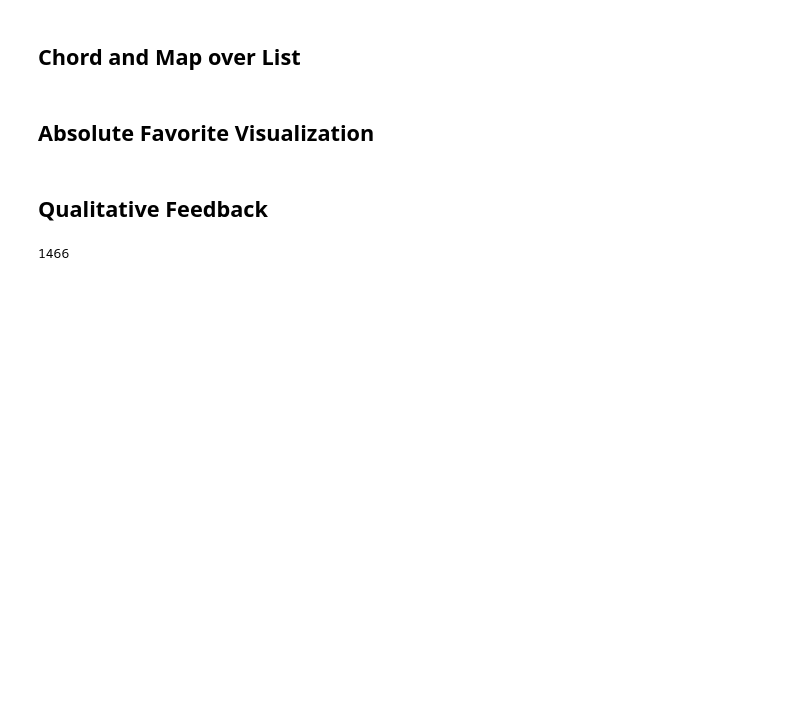
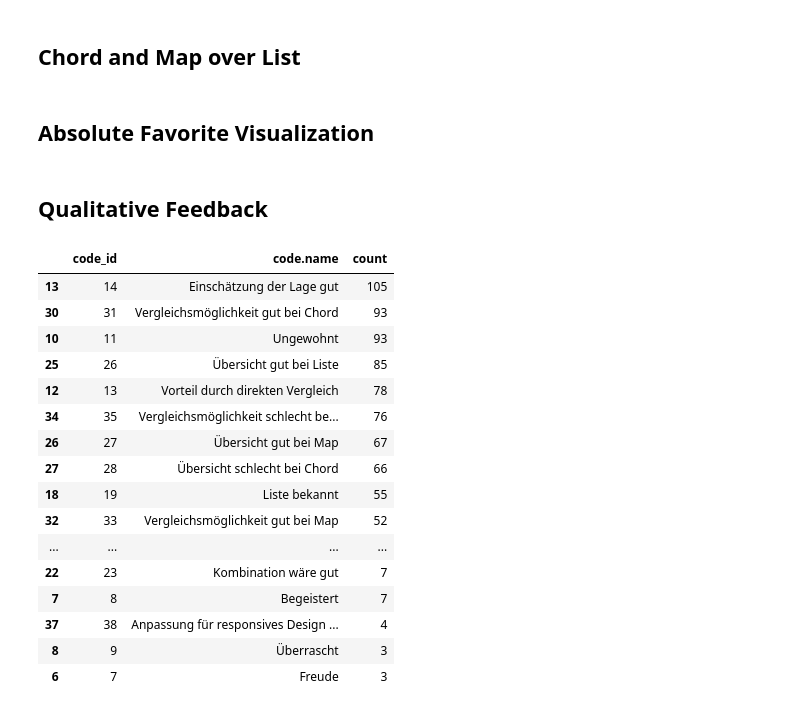
Before and after one commit to vsur/foodemapp, a Jupyter notebook: data/eval/getResults.ipynb, the cells around one changed output. Saved outputs shown, nothing was run; the diff lists cells and outputs as text; code cells hidden in the pictures; blank space fills up the shorter version.

```diff
--- a/data/eval/getResults.ipynb
+++ b/data/eval/getResults.ipynb
@@ -3713,8 +3713,28 @@ fig.update_layout(
 fig.show()
 # %% [markdown]
 ## Qualitative Feedback
-# %%
-qualitativeData=pd.read_csv('participants_codes.csv', sep=';')
-len(qualitativeData)
-# %% [output]
-1466
+# %%
+qualitativeData=pd.read_csv('participants_codes.csv', sep=';')
+# Code IDs mit Namen ausgeben
+
+allCodes = qualitativeData.groupby(['code_id', 'code.name'], dropna=False)['code_id'].count().reset_index(name='count').sort_values(by='count', ascending=False)
+# qualitativeData
+allCodes
+# %% [output]
+|  | code_id | code.name | count |
+| 13 | 14 | Einschätzung der Lage gut | 105 |
+| 30 | 31 | Vergleichsmöglichkeit gut bei Chord | 93 |
+| 10 | 11 | Ungewohnt | 93 |
+| 25 | 26 | Übersicht gut bei Liste | 85 |
+| 12 | 13 | Vorteil durch direkten Vergleich | 78 |
+| 34 | 35 | Vergleichsmöglichkeit schlecht be... | 76 |
+| 26 | 27 | Übersicht gut bei Map | 67 |
+| 27 | 28 | Übersicht schlecht bei Chord | 66 |
+| 18 | 19 | Liste bekannt | 55 |
+| 32 | 33 | Vergleichsmöglichkeit gut bei Map | 52 |
+| ... | ... | ... | ... |
+| 22 | 23 | Kombination wäre gut | 7 |
+| 7 | 8 | Begeistert | 7 |
+| 37 | 38 | Anpassung für responsives Design ... | 4 |
+| 8 | 9 | Überrascht | 3 |
+| 6 | 7 | Freude | 3 |
```
Also changed, not shown: 1 other file.
